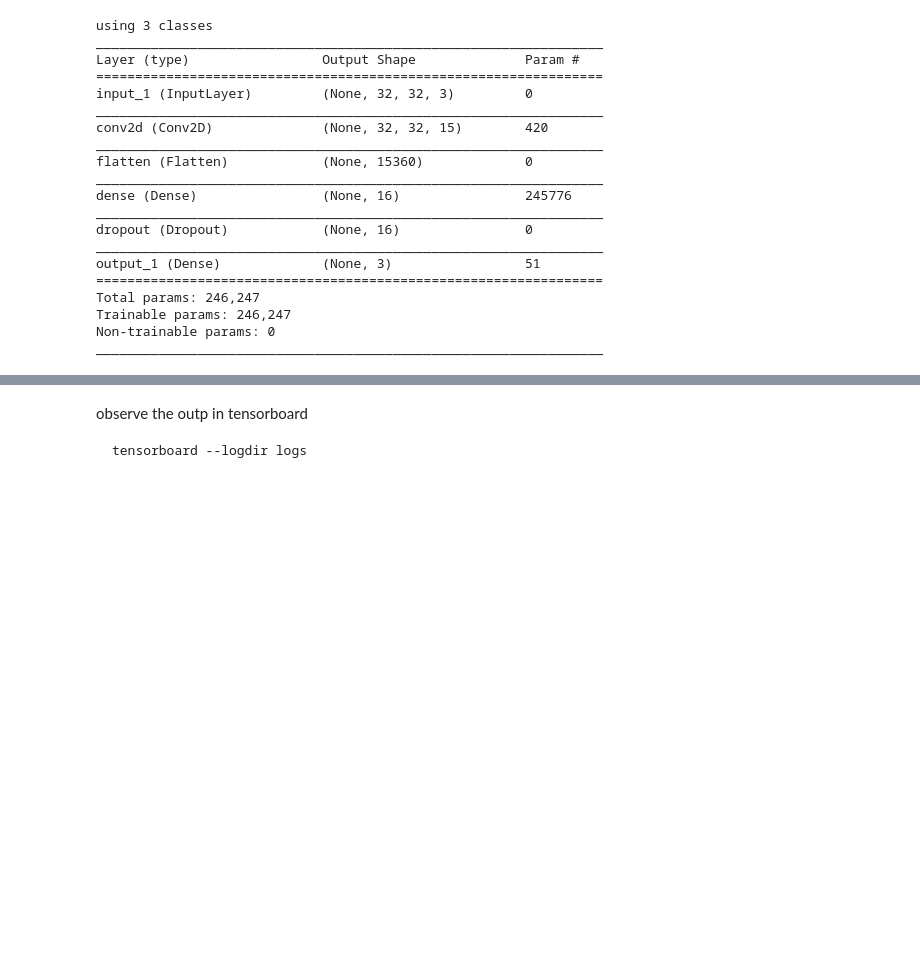
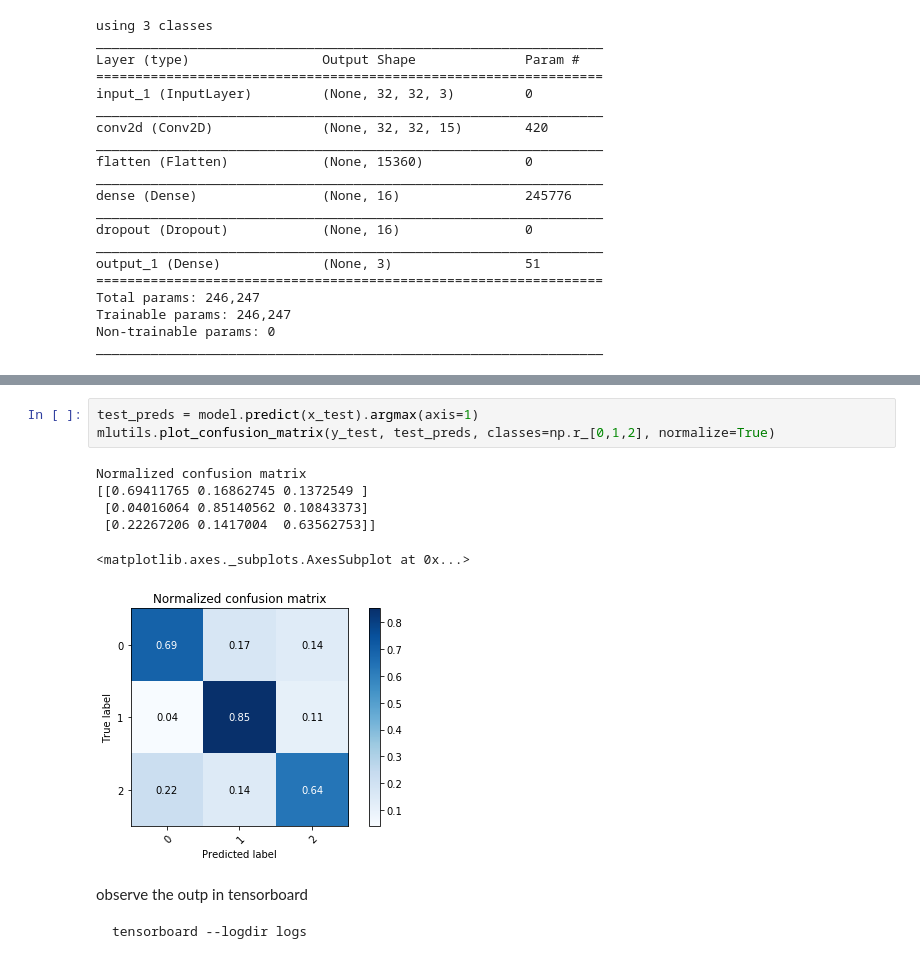
Before and after one commit to rramosp/20191.DL, a Jupyter notebook: U3.01 - Convolutional Neural Networks.ipynb, the cells around one changed output, grey strips where cells are left out. Cells and saved outputs as stored; diff of their text form; blank space fills up the shorter version.

```diff
--- a/U3.01 - Convolutional Neural Networks.ipynb
+++ b/U3.01 - Convolutional Neural Networks.ipynb
@@ -220,3 +213,13 @@ Epoch 10/10
+# %%
+test_preds = model.predict(x_test).argmax(axis=1)
+mlutils.plot_confusion_matrix(y_test, test_preds, classes=np.r_[0,1,2], normalize=True)
+# %% [output]
+Normalized confusion matrix
+[[0.69411765 0.16862745 0.1372549 ]
+ [0.04016064 0.85140562 0.10843373]
+ [0.22267206 0.1417004  0.63562753]]
+<matplotlib.axes._subplots.AxesSubplot at 0x...>
+[figure, added]
 # %% [markdown]
 observe the outp in tensorboard
 
```
Also changed, not shown: parts of 5 cells of this notebook, 7 other files.
